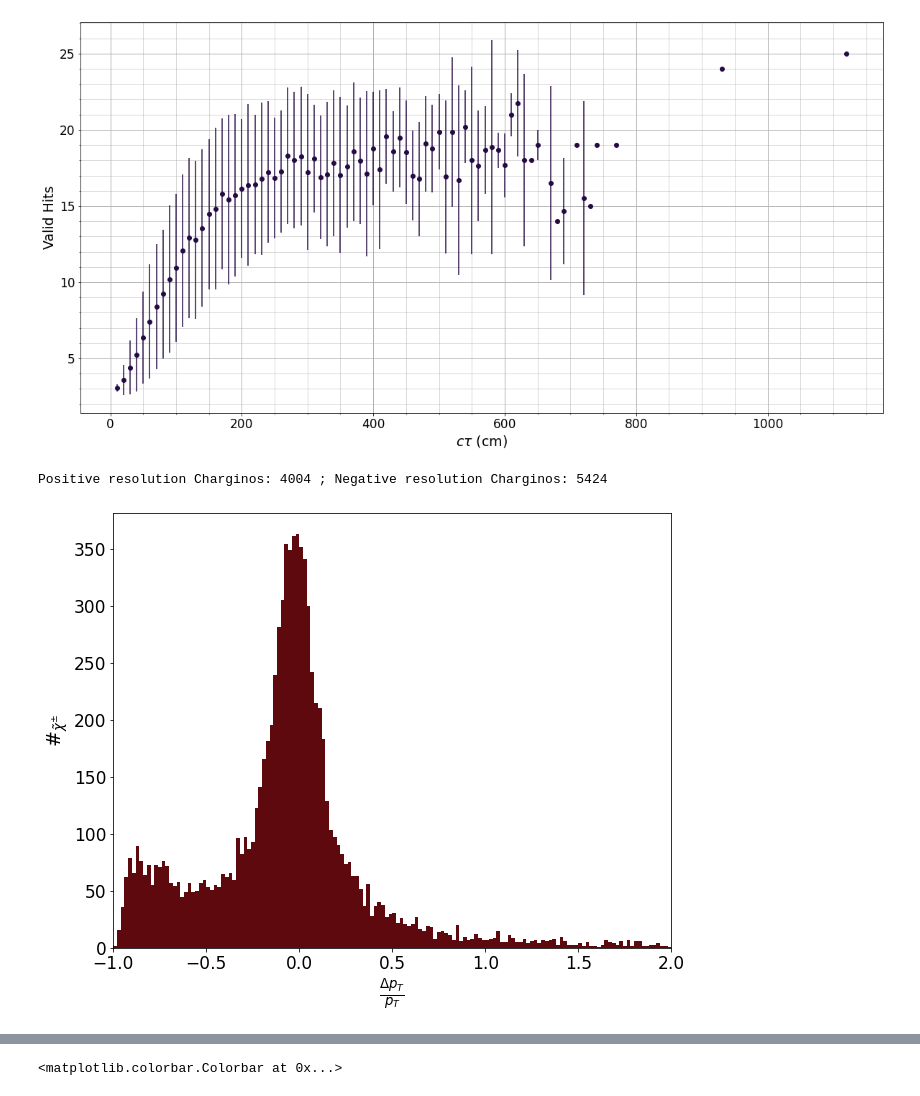
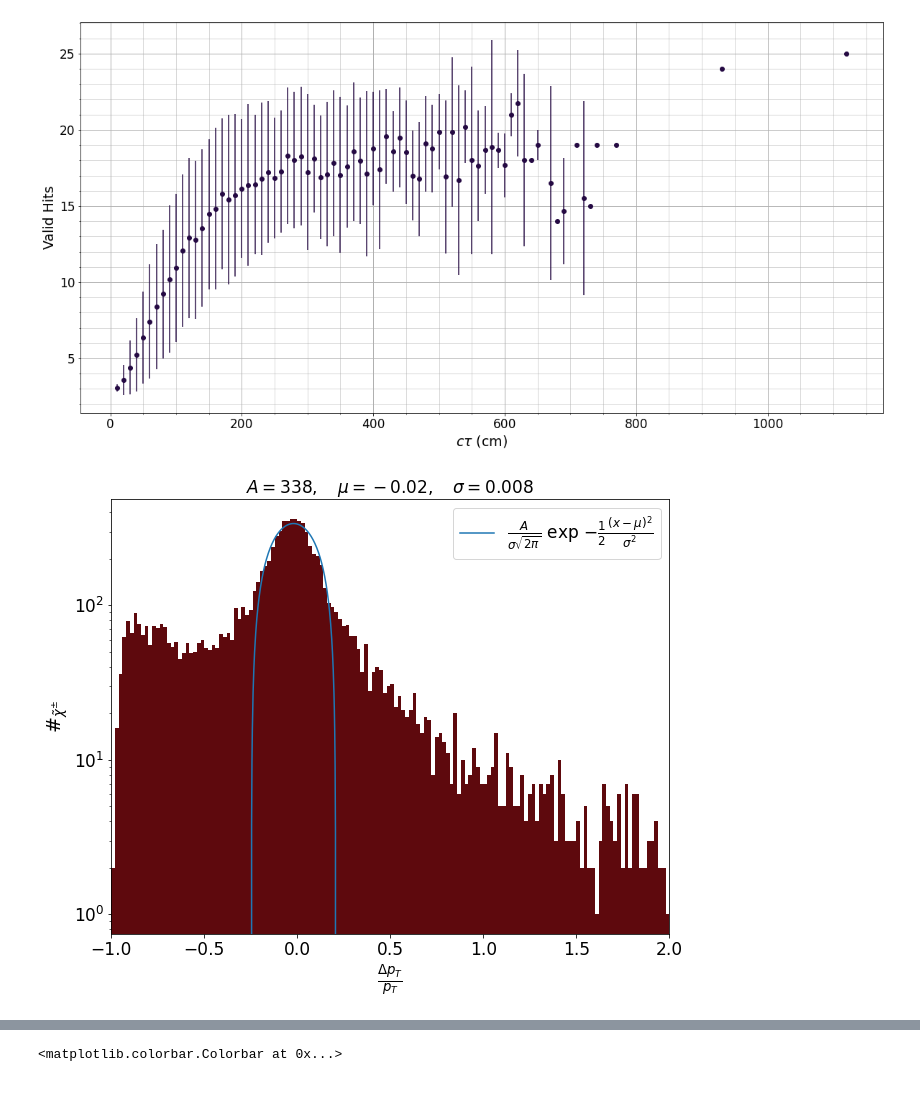
Before and after one commit to joaoboger/charginosAnalysis, a Jupyter notebook: charginosAnalysis.ipynb, the cells around one changed output, grey strips where cells are left out. Saved outputs shown, nothing was run; the diff lists cells and outputs as text; code cells hidden in the pictures.

Commit message:
Low pt resolution analysis

```diff
--- a/charginosAnalysis.ipynb
+++ b/charginosAnalysis.ipynb
@@ -2,6 +2,7 @@
 import pandas as pd
 import numpy as np
 import matplotlib.pyplot as plt
+from scipy.optimize import leastsq
 
 defaultFontSize = 17
 
@@ -14,15 +15,19 @@ plt.rc('legend', fontsize=defaultFontSize) #fontsize of the legend
 
 cmapbins = '#250a43' #color for histogram bins
 
-charginos = pd.read_csv('charginos.csv')
+charginos = pd.read_csv('data/charginos.csv')
+
+hitsDf = pd.read_pickle('data/hitsDf.pkl')
 
 trackedCharginos = charginos.copy()
 
 trackedCharginos = trackedCharginos[['mass', 'ctau', 'ctau*boost', 'validHits', 'event', 'run', 'luminosityBlock', 'pt', 'eta', 'phi', 'trackPt', 'trackEta', 'trackPhi', 'beta', 'gamma']]
 
+trackedCharginos['hits'] = hitsDf
+
 trackedCharginos = trackedCharginos[trackedCharginos['validHits'] != 0]
 
-trackedCharginos.sort_values('ctau', inplace=True)
+#trackedCharginos.sort_values('ctau', inplace=True)
 
 trackedCharginos.head()
 # %% [output]
@@ -154,24 +179,53 @@ plt.grid(which='both', axis='both')
 # %%
 # Adding pt resolution to the dataframe
 trackedCharginos['ptResolution'] = (trackedCharginos['trackPt'] - trackedCharginos['pt']) / trackedCharginos['pt']
 
 fig = plt.figure(figsize=(10,8))
 ax = fig.add_subplot(111)
 
 ax.set_xlabel(r'$\frac{\Delta p_{T}}{p_{T}}$')
 ax.set_ylabel(r'#$_{\tilde{\chi}^{\pm}}$')
+ax.set_yscale('log')
 ax.set_xlim(-1,2)
 
-_,_,im = ax.hist(trackedCharginos['ptResolution'],range=(-1,2) , bins=150, color='#5e090d')
+n,bins,im = ax.hist(trackedCharginos['ptResolution'],range=(-1,2) , bins=150, color='#5e090d')
 
+binInterval = bins[1] - bins[0]
+newBins = bins[:-1]
+newBins = newBins + binInterval/2
+
+def fitInterval(xmin, xmax, xarray, yarray):
+    finalx = []
+    finaly = []
+    for i in range(len(xarray)):
+        if (xarray[i] > xmin and xarray[i] < xmax):
+            finalx.append(xarray[i])
+            finaly.append(yarray[i])
+    return finalx, finaly
+
+xfit, yfit = fitInterval(-0.2, 0.2, newBins, n)
+xfit = np.array(xfit)
+yfit = np.array(yfit)
+fitfunc = lambda p, x : p[0] * x * x + p[1] * x + p[2]
+errfunc = lambda p, x, y : fitfunc(p, x) - y
+init = [-1, 1, 300]
+out = leastsq(errfunc, init, args=(xfit, yfit))
+fittedCurve = out[0]
+
+curveArray = np.linspace(-.5, .5, 500)
+plt.plot(curveArray, fitfunc(fittedCurve, curveArray), label = r'$\frac{A}{\sigma \sqrt{2\pi}}$ exp $-\frac{1}{2} \frac{(x-\mu)^2}{\sigma^2}$')
+plt.legend()
+
+peak = fitfunc(fittedCurve, (-fittedCurve[1])/(2 * fittedCurve[0]))
+
+plt.title(r'$A = %.3s, \quad \mu = %.5s, \quad \sigma = %.5s$' % (peak, (-fittedCurve[1])/(2 * fittedCurve[0]), np.sqrt(-1 / (2 * fittedCurve[0]))))
 
 positiveDeltaPt = trackedCharginos[trackedCharginos['ptResolution']>0]
 negativeDeltaPt = trackedCharginos[trackedCharginos['ptResolution']<0]
 
-print(r'Positive resolution Charginos: %s ; Negative resolution Charginos: %s' % (positiveDeltaPt.shape[0], negativeDeltaPt.shape[0]))
+#print(r'Positive resolution Charginos: %s  (%.4s %%) ; Negative resolution Charginos: %s (%.4s %%)' % (positiveDeltaPt.shape[0], 100* positiveDeltaPt.shape[0] / trackedCharginos.shape[0], negativeDeltaPt.shape[0], 100* negativeDeltaPt.shape[0] / trackedCharginos.shape[0]))
 # %% [output]
-Positive resolution Charginos: 4004 ; Negative resolution Charginos: 5424
-[figure, old version]
+[figure, new version]
 # %%
 fig = plt.figure(figsize=(20,8))
 xrange = 1
```
Also changed, not shown: parts of 11 cells of this notebook, 9 other files.
